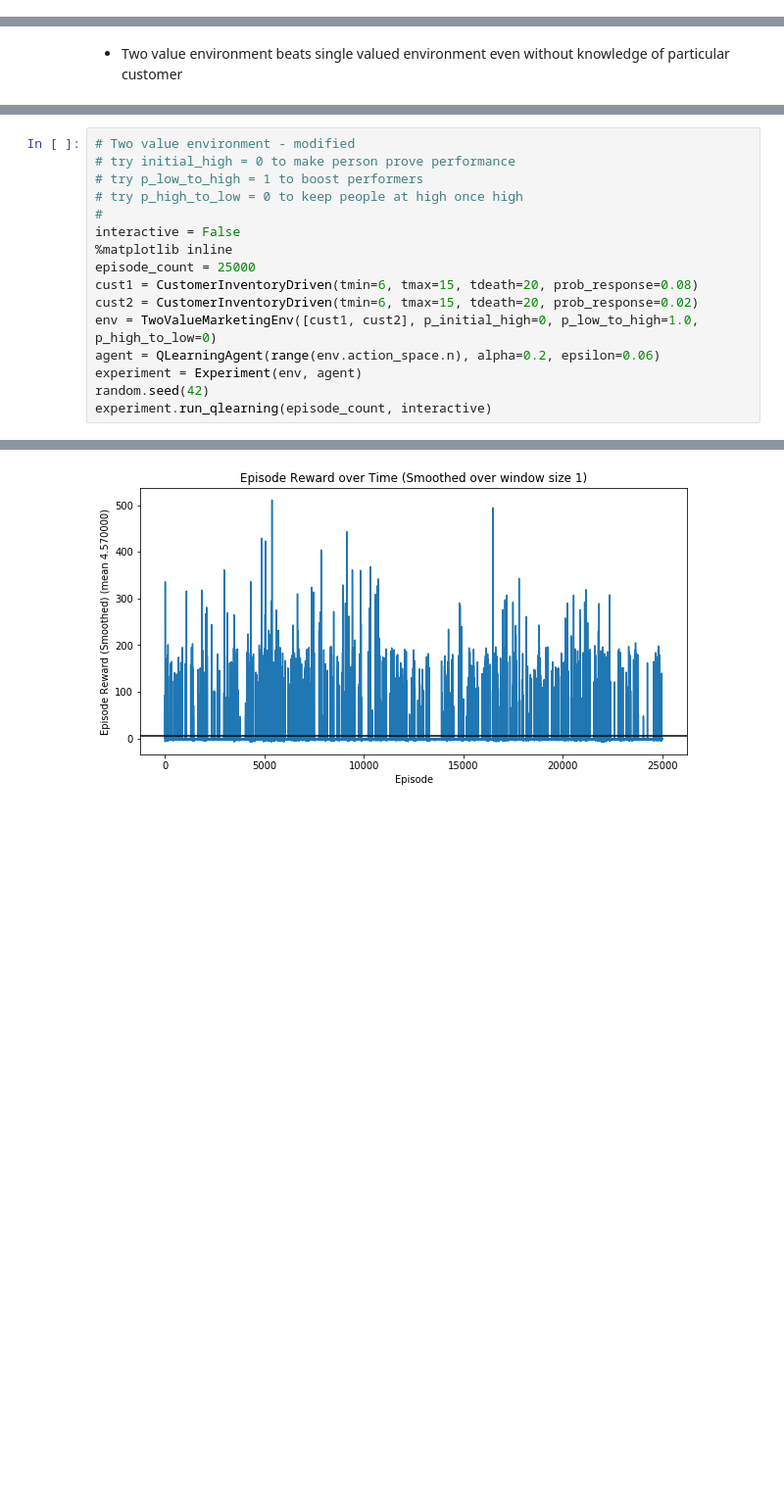
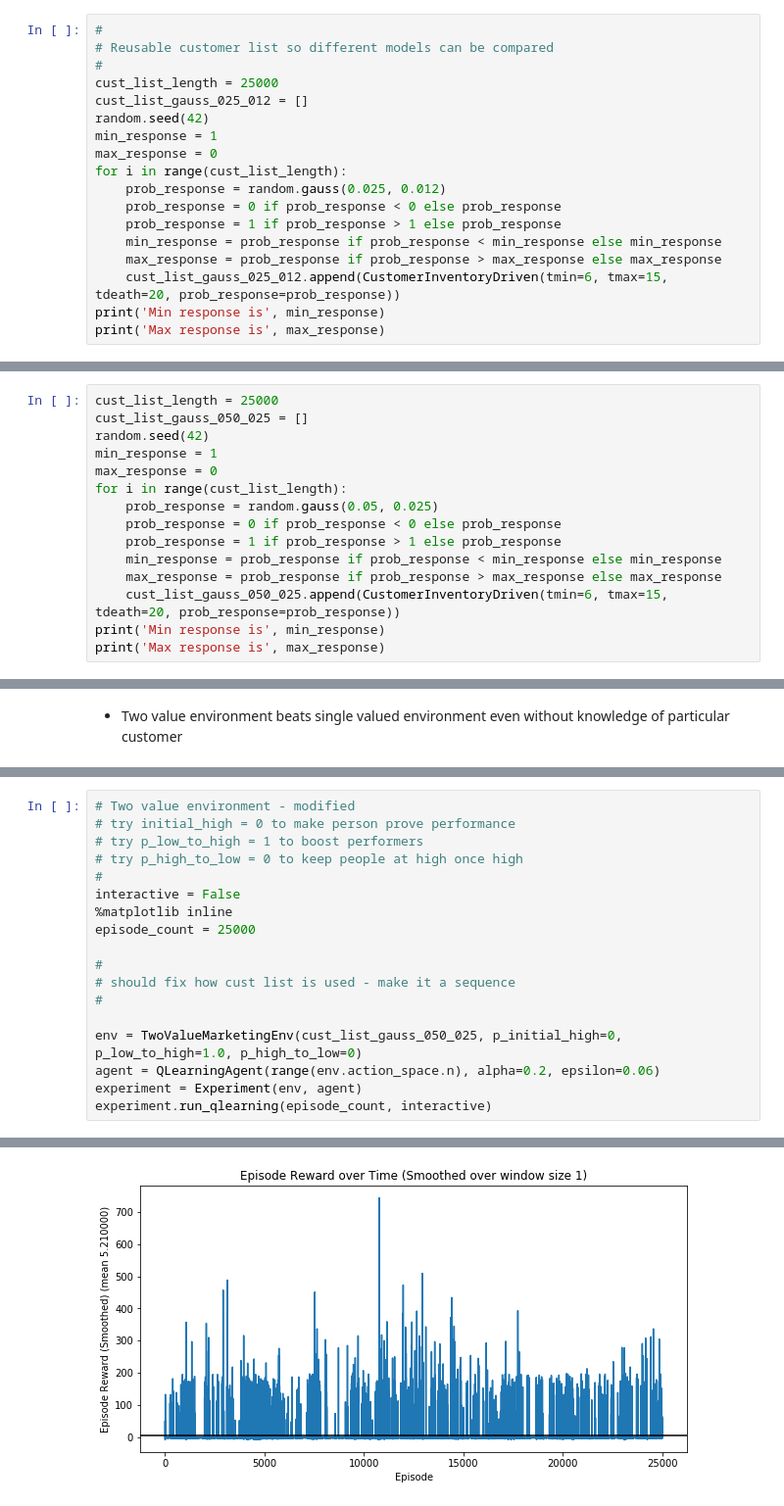
Before and after one commit to extrospective/marketing-rl, a Jupyter notebook: SimpleMarketing/SimpleMarketingTest.ipynb, the cells around one changed output, grey strips where cells are left out. Shown at 98% size. Cells and saved outputs as stored; diff of their text form; blank space fills up the shorter version.

Commit message:
List of predefined customers; changed code to cycle htrough list rather than randomly use members of list of customers

```diff
--- a/SimpleMarketing/SimpleMarketingTest.ipynb
+++ b/SimpleMarketing/SimpleMarketingTest.ipynb
@@ -339,0 +339,18 @@ a
+# %%
+#
+# Reusable customer list so different models can be compared
+#
+cust_list_length = 25000
+cust_list_gauss_025_012 = []
+random.seed(42)
+min_response = 1
+max_response = 0
+for i in range(cust_list_length):
+    prob_response = random.gauss(0.025, 0.012)
+    prob_response = 0 if prob_response < 0 else prob_response
+    prob_response = 1 if prob_response > 1 else prob_response
+    min_response = prob_response if prob_response < min_response else min_response
+    max_response = prob_response if prob_response > max_response else max_response
+    cust_list_gauss_025_012.append(CustomerInventoryDriven(tmin=6, tmax=15, tdeath=20, prob_response=prob_response))
+print('Min response is', min_response)
+print('Max response is', max_response)
@@ -339,0 +360,15 @@ a
+# %%
+cust_list_length = 25000
+cust_list_gauss_050_025 = []
+random.seed(42)
+min_response = 1
+max_response = 0
+for i in range(cust_list_length):
+    prob_response = random.gauss(0.05, 0.025)
+    prob_response = 0 if prob_response < 0 else prob_response
+    prob_response = 1 if prob_response > 1 else prob_response
+    min_response = prob_response if prob_response < min_response else min_response
+    max_response = prob_response if prob_response > max_response else max_response
+    cust_list_gauss_050_025.append(CustomerInventoryDriven(tmin=6, tmax=15, tdeath=20, prob_response=prob_response))
+print('Min response is', min_response)
+print('Max response is', max_response)
@@ -653,12 +625,14 @@ experiment.run_qlearning(episode_count, interactive)
 interactive = False
 %matplotlib inline
 episode_count = 25000
-cust1 = CustomerInventoryDriven(tmin=6, tmax=15, tdeath=20, prob_response=0.08)
-cust2 = CustomerInventoryDriven(tmin=6, tmax=15, tdeath=20, prob_response=0.02)
-env = TwoValueMarketingEnv([cust1, cust2], p_initial_high=0, p_low_to_high=1.0, p_high_to_low=0)
+
+#
+# should fix how cust list is used - make it a sequence
+#
+
+env = TwoValueMarketingEnv(cust_list_gauss_050_025, p_initial_high=0, p_low_to_high=1.0, p_high_to_low=0)
 agent = QLearningAgent(range(env.action_space.n), alpha=0.2, epsilon=0.06)
 experiment = Experiment(env, agent)
-random.seed(42)
 experiment.run_qlearning(episode_count, interactive)
 # %% [output]
 In this two value marketing environment, actions 0=no marketing action, 1=marketing action
@@ -673 +647 @@ Actions available are range(0, 2)
-[figure, old version]
+[figure, new version]
```
Also changed, not shown: parts of 21 cells of this notebook, 1 other file.
